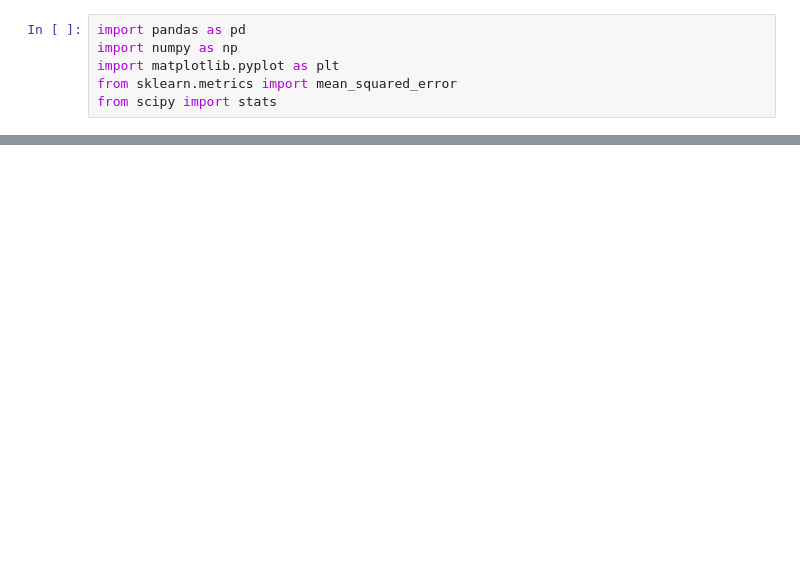
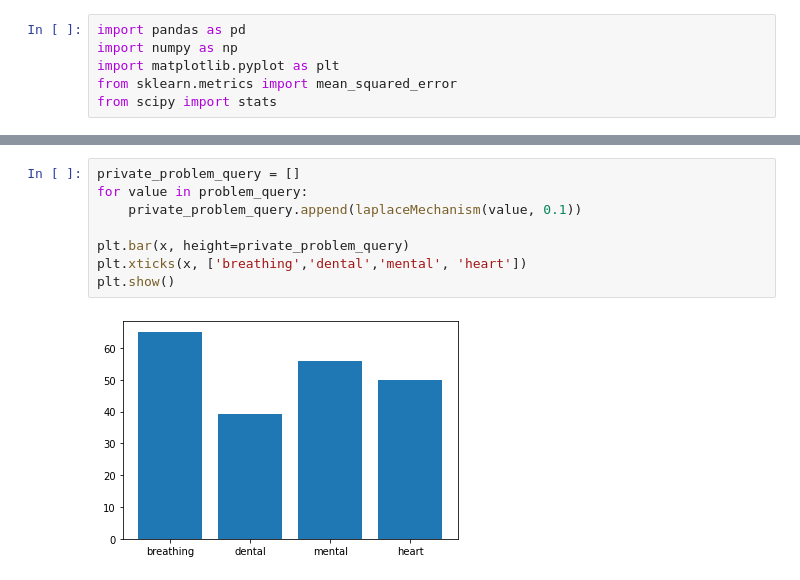
Before and after one commit to aleksandr-kataev/Privacy-Preserving-Algorithms, a Jupyter notebook: diffprivacyNoise.ipynb, the cells around one changed output, grey strips where cells are left out. Saved outputs shown, nothing was run; the diff lists cells and outputs as text; blank space fills up the shorter version.

```diff
--- a/diffprivacyNoise.ipynb
+++ b/diffprivacyNoise.ipynb
@@ -108,0 +120,10 @@ plt.show()
+# %%
+private_problem_query = []
+for value in problem_query:
+    private_problem_query.append(laplaceMechanism(value, 0.1))
+
+plt.bar(x, height=private_problem_query)
+plt.xticks(x, ['breathing','dental','mental', 'heart'])
+plt.show()
+# %% [output]
+[figure, added]
```
Also changed, not shown: parts of 13 cells of this notebook.
